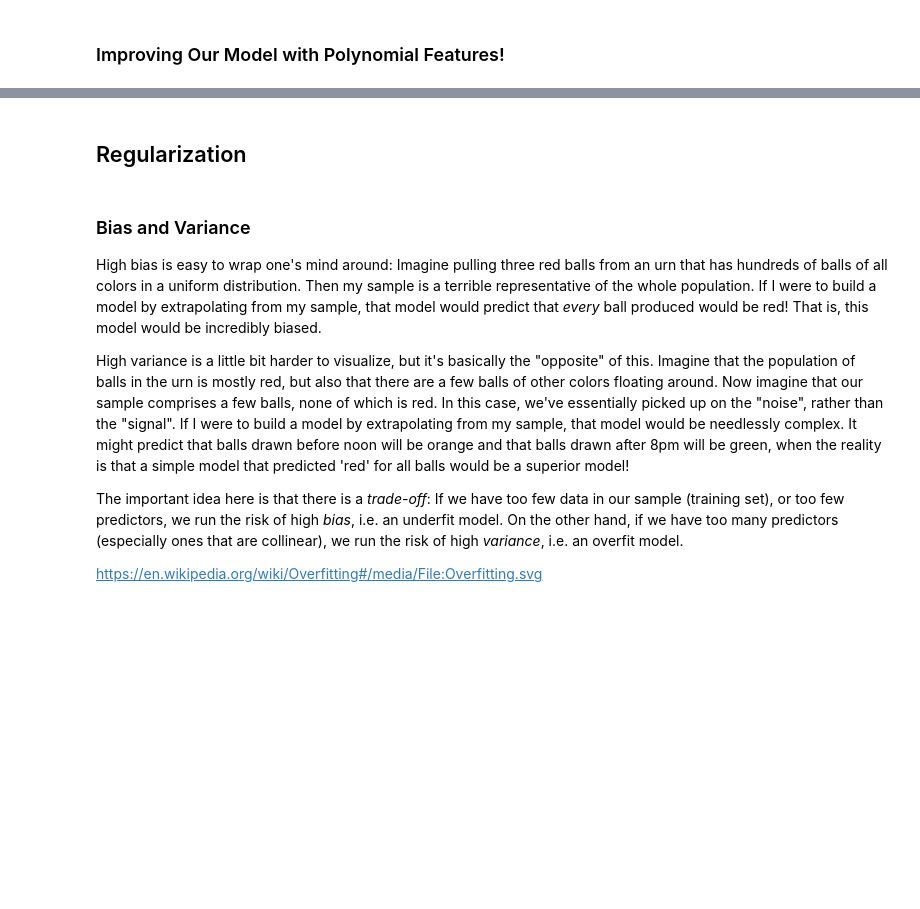
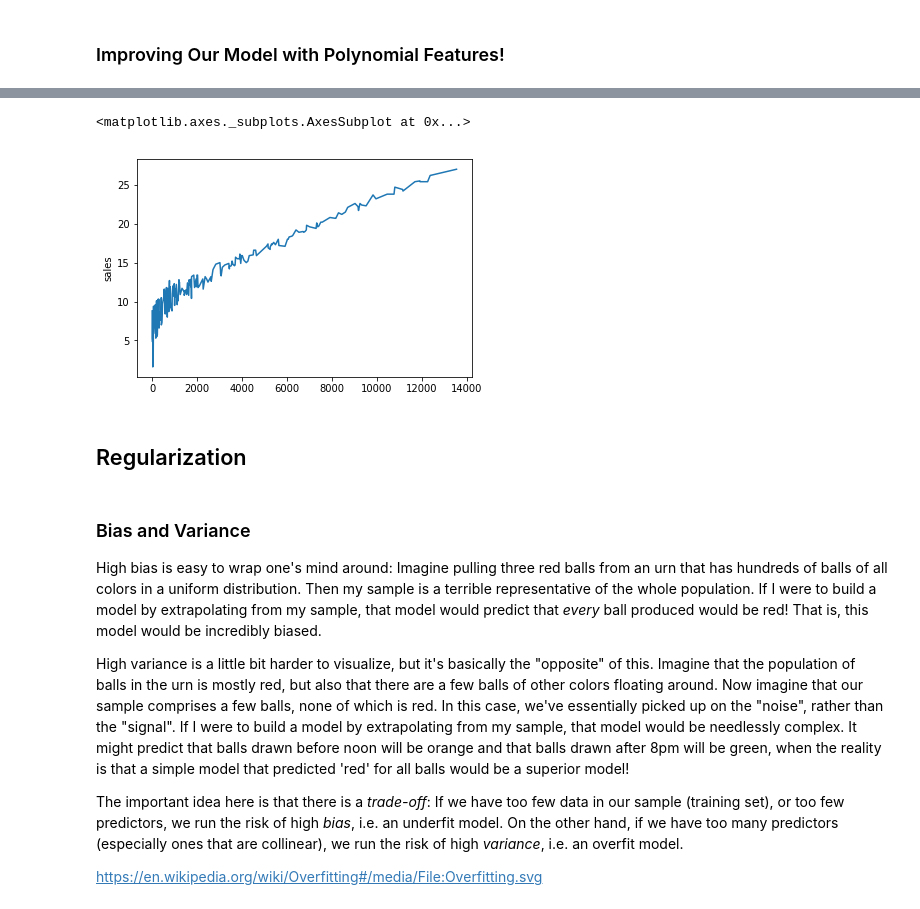
Before and after one commit to rokaandy/interaction-regularization-ds-040119, a Jupyter notebook: CodealongRegularization.ipynb, the cells around one changed output, grey strips where cells are left out. Drawn from its saved outputs; the diff is of its cells as text; code cells hidden in the pictures; blank space fills up the shorter version.

```diff
--- a/CodealongRegularization.ipynb
+++ b/CodealongRegularization.ipynb
@@ -41,3 +169,10 @@ ads = pd.read_csv('Advertising.csv', index_col=None)
+# %%
+# lineplot, TV*radio
+
+sns.lineplot(ads['TV'] * ads['radio'], ads['sales'])
+# %% [output]
+<matplotlib.axes._subplots.AxesSubplot at 0x...>
+[figure, added]
 # %% [markdown]
 ## Regularization
 # %% [markdown]
```
Also changed, not shown: parts of 24 cells of this notebook.
